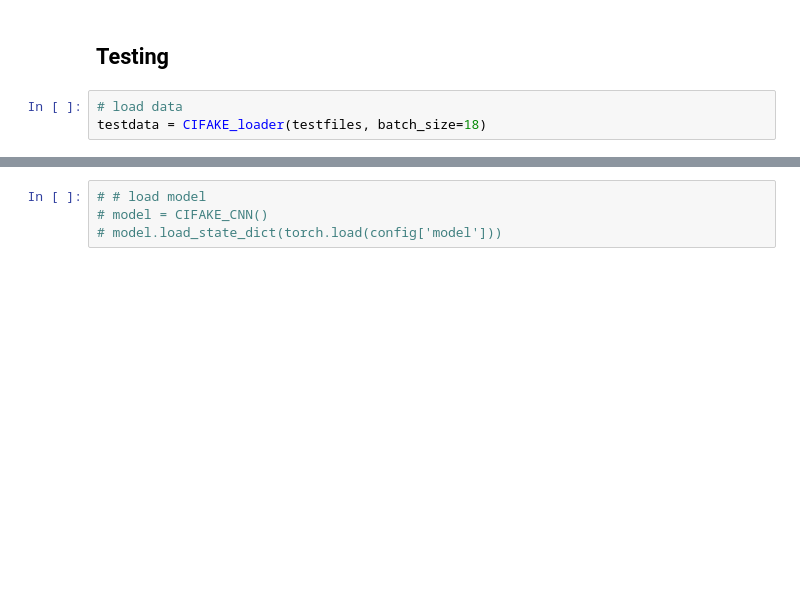
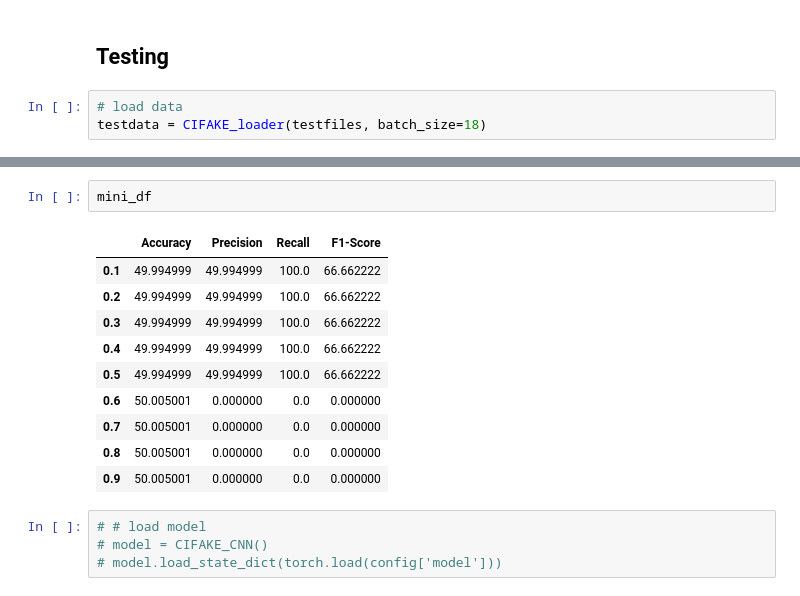
Before and after one commit to jshrdt/aics-project, a Jupyter notebook: code/aics0.ipynb, the cells around one changed output, grey strips where cells are left out. Cells and saved outputs as stored; diff of their text form; blank space fills up the shorter version.

```diff
--- a/code/aics0.ipynb
+++ b/code/aics0.ipynb
@@ -172,3 +275,16 @@ testdata = CIFAKE_loader(testfiles, batch_size=18)
+# %%
+mini_df
+# %% [output]
+|  | Accuracy | Precision | Recall | F1-Score |
+| 0.1 | 49.994999 | 49.994999 | 100.0 | 66.662222 |
+| 0.2 | 49.994999 | 49.994999 | 100.0 | 66.662222 |
+| 0.3 | 49.994999 | 49.994999 | 100.0 | 66.662222 |
+| 0.4 | 49.994999 | 49.994999 | 100.0 | 66.662222 |
+| 0.5 | 49.994999 | 49.994999 | 100.0 | 66.662222 |
+| 0.6 | 50.005001 | 0.000000 | 0.0 | 0.000000 |
+| 0.7 | 50.005001 | 0.000000 | 0.0 | 0.000000 |
+| 0.8 | 50.005001 | 0.000000 | 0.0 | 0.000000 |
+| 0.9 | 50.005001 | 0.000000 | 0.0 | 0.000000 |
 # %%
 # # load model
 # model = CIFAKE_CNN()
```
Also changed, not shown: parts of 8 cells of this notebook, 1 other file.
